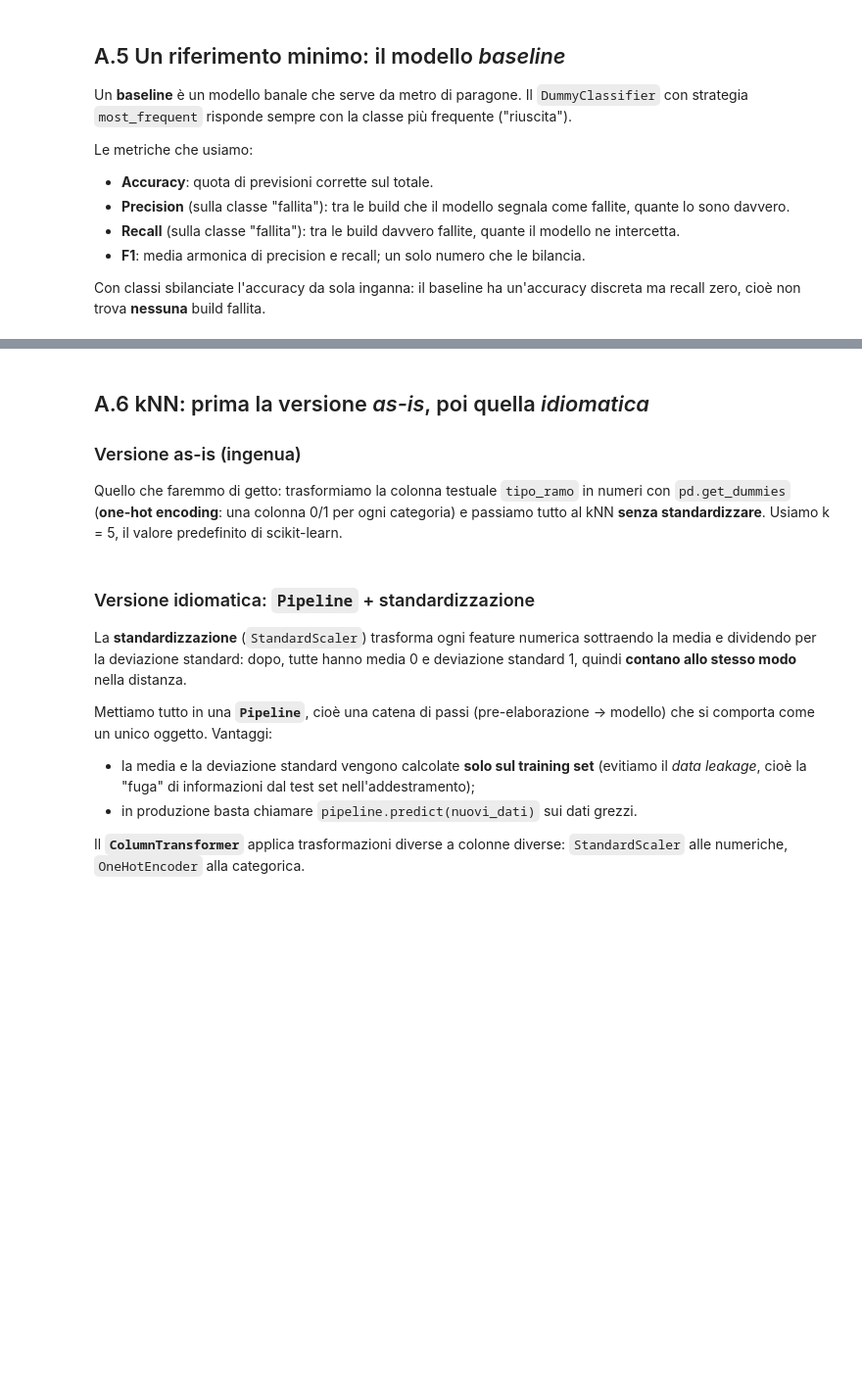
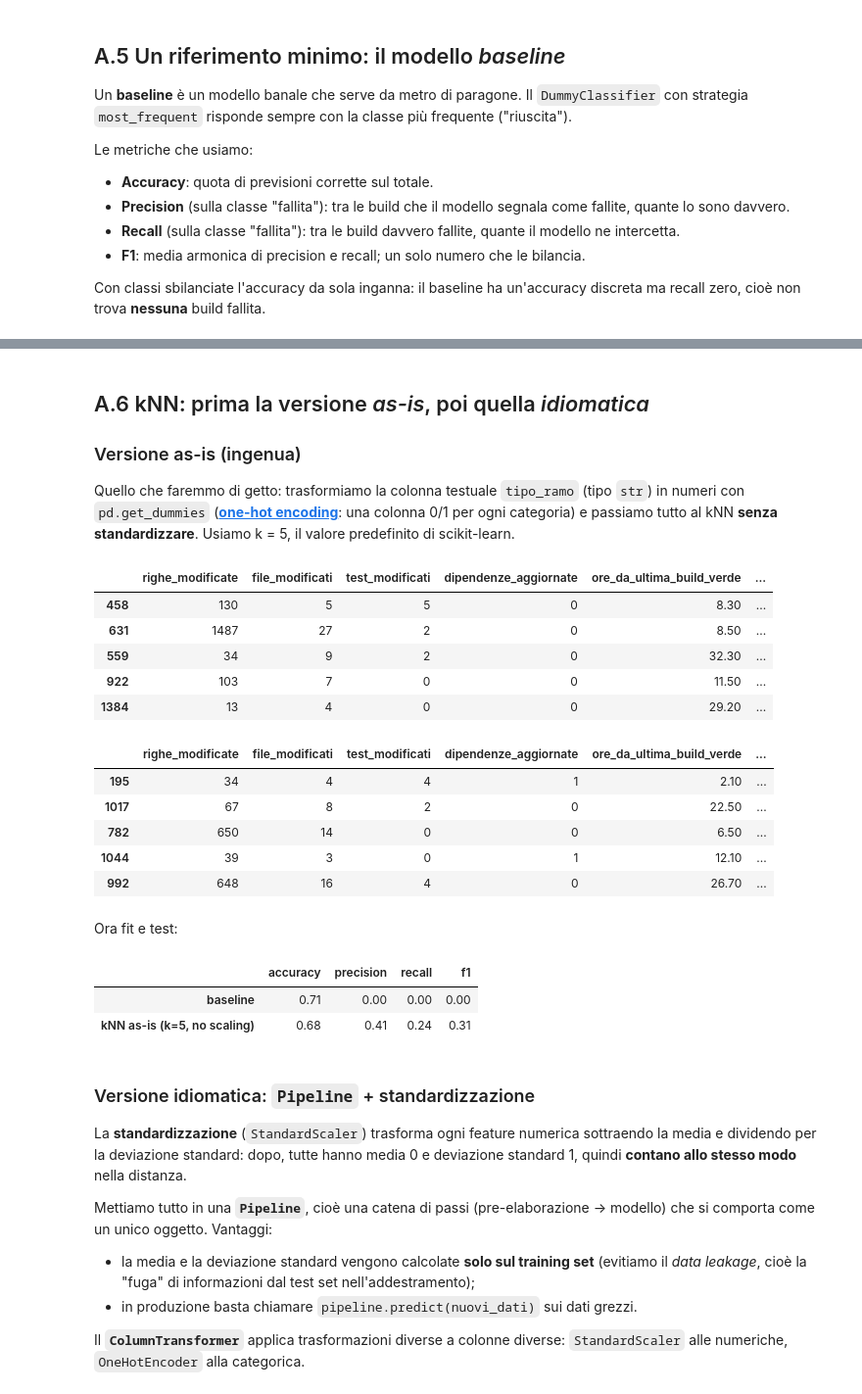
Before and after one commit to antonio-corsi/Corso-Reindal, a Jupyter notebook: knn/knn_sviluppatori.ipynb, the cells around one changed output, grey strips where cells are left out. Shown at 98% size. Saved outputs shown, nothing was run; the diff lists cells and outputs as text; code cells hidden in the pictures; blank space fills up the shorter version.

```diff
--- a/knn/knn_sviluppatori.ipynb
+++ b/knn/knn_sviluppatori.ipynb
@@ -254,15 +343,37 @@ pd.DataFrame(risultati_A).T
 
 ### Versione as-is (ingenua)
 
-Quello che faremmo di getto: trasformiamo la colonna testuale `tipo_ramo` in numeri con `pd.get_dummies` (**one-hot encoding**: una colonna 0/1 per ogni categoria) e passiamo tutto al kNN **senza standardizzare**. Usiamo k = 5, il valore predefinito di scikit-learn.
+Quello che faremmo di getto: trasformiamo la colonna testuale `tipo_ramo` (tipo `str`) in numeri con `pd.get_dummies` ([**one-hot encoding**](https://www.geeksforgeeks.org/machine-learning/ml-one-hot-encoding/): una colonna 0/1 per ogni categoria) e passiamo tutto al kNN **senza standardizzare**. Usiamo k = 5, il valore predefinito di scikit-learn.
 # %%
 # --- AS-IS: nessuna standardizzazione ---
 Xtr_raw = pd.get_dummies(X_A_train, columns=["tipo_ramo"], dtype=int)
 Xte_raw = pd.get_dummies(X_A_test, columns=["tipo_ramo"], dtype=int).reindex(columns=Xtr_raw.columns, fill_value=0)
 
-knn_raw = KNeighborsClassifier(n_neighbors=5).fit(Xtr_raw, y_A_train)
-risultati_A["kNN as-is (k=5, no scaling)"] = metriche_class(y_A_test, knn_raw.predict(Xte_raw))
-pd.DataFrame(risultati_A).T
+display(Xtr_raw.head())
+display(Xte_raw.head())
+# %% [output]
+|  | righe_modificate | file_modificati | test_modificati | dipendenze_aggiornate | ore_da_ultima_build_verde | ... |
+| 458 | 130 | 5 | 5 | 0 | 8.30 | ... |
+| 631 | 1487 | 27 | 2 | 0 | 8.50 | ... |
+| 559 | 34 | 9 | 2 | 0 | 32.30 | ... |
+| 922 | 103 | 7 | 0 | 0 | 11.50 | ... |
+| 1384 | 13 | 4 | 0 | 0 | 29.20 | ... |
+|  | righe_modificate | file_modificati | test_modificati | dipendenze_aggiornate | ore_da_ultima_build_verde | ... |
+| 195 | 34 | 4 | 4 | 1 | 2.10 | ... |
+| 1017 | 67 | 8 | 2 | 0 | 22.50 | ... |
+| 782 | 650 | 14 | 0 | 0 | 6.50 | ... |
+| 1044 | 39 | 3 | 0 | 1 | 12.10 | ... |
+| 992 | 648 | 16 | 4 | 0 | 26.70 | ... |
+# %% [markdown]
+Ora fit e test:
+# %%
+knn_raw = KNeighborsClassifier(n_neighbors=5).fit(Xtr_raw, y_A_train)
+risultati_A["kNN as-is (k=5, no scaling)"] = metriche_class(y_A_test, knn_raw.predict(Xte_raw))
+pd.DataFrame(risultati_A).T
+# %% [output]
+|  | accuracy | precision | recall | f1 |
+| baseline | 0.71 | 0.00 | 0.00 | 0.00 |
+| kNN as-is (k=5, no scaling) | 0.68 | 0.41 | 0.24 | 0.31 |
 # %% [markdown]
 ### Versione idiomatica: `Pipeline` + standardizzazione
 
```
Also changed, not shown: parts of 42 cells of this notebook, 6 other files.
